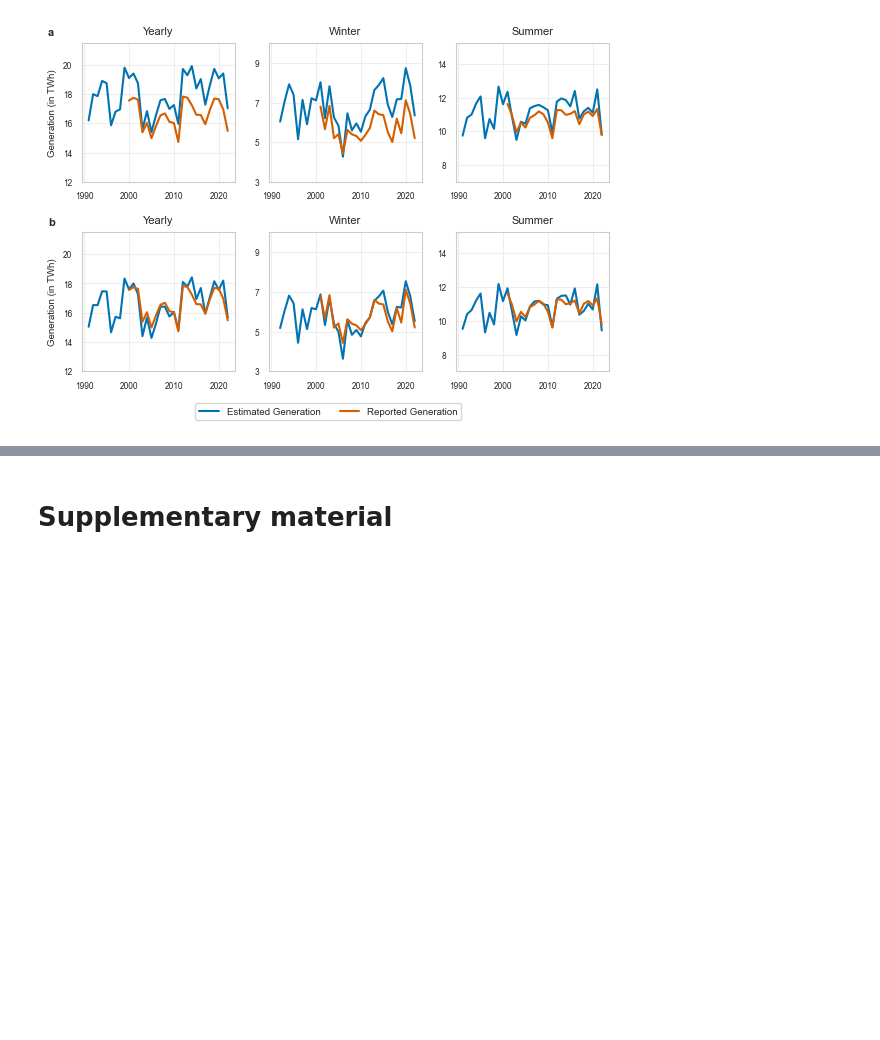
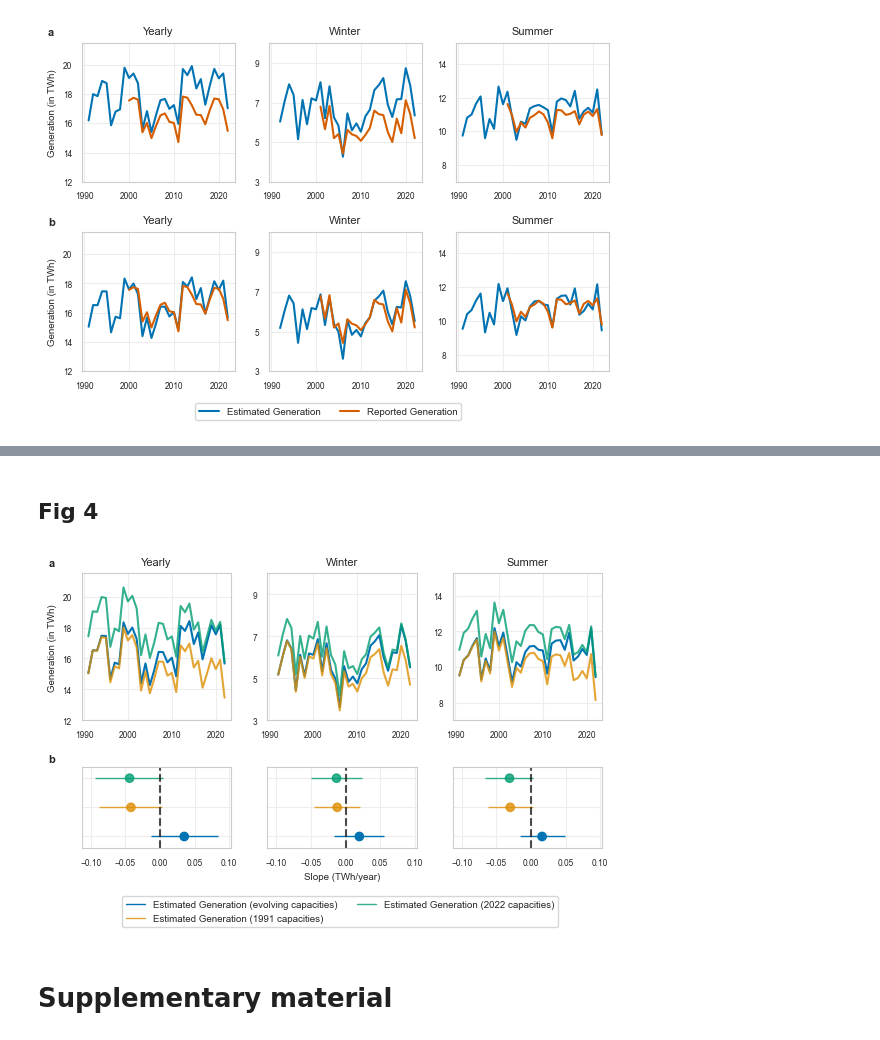
Before and after one commit to yasserhaddad/Clim2RoR-CH, a Jupyter notebook: notebooks/paper_hydropower_analysis.ipynb, the cells around one changed output, grey strips where cells are left out. Saved outputs shown, nothing was run; the diff lists cells and outputs as text; code cells hidden in the pictures; blank space fills up the shorter version.

```diff
--- a/notebooks/paper_hydropower_analysis.ipynb
+++ b/notebooks/paper_hydropower_analysis.ipynb
@@ -153,3 +139,17 @@ national_analysis.plot_quantile_maps(yearly=True,
+# %% [markdown]
+## Fig 4
+# %%
+national_analysis.plot_trend_analysis(
+        with_percentage=False,
+        yearly_column_to_plot="Estimated Generation No Beta",
+        winter_column_to_plot="Estimated Generation No Beta Winter",
+        summer_column_to_plot="Estimated Generation No Beta Summer",
+        subplots_titles=["Yearly", "Winter", "Summer"],
+        save=True,
+        output_filename="fig_4.pdf",
+    )
+# %% [output]
+[figure]
 # %% [markdown]
 # Supplementary material
 # %% [markdown]
```
Also changed, not shown: parts of 10 cells of this notebook, 10 other files.
